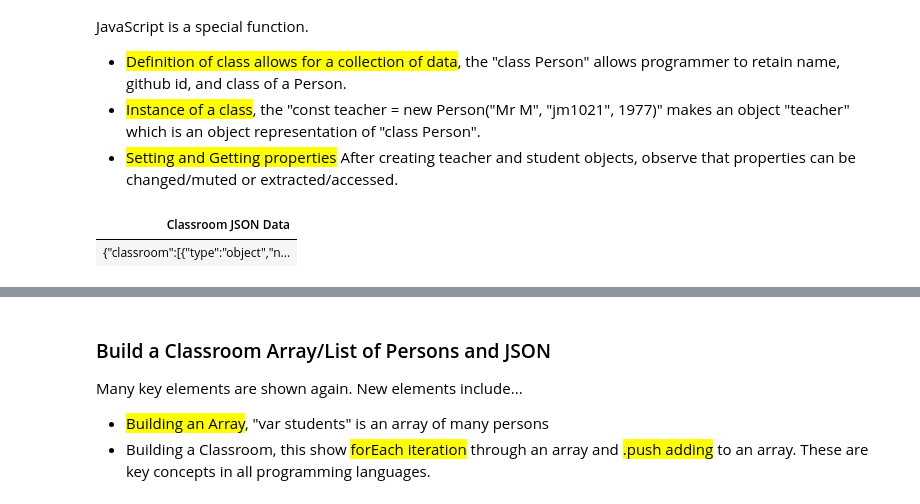
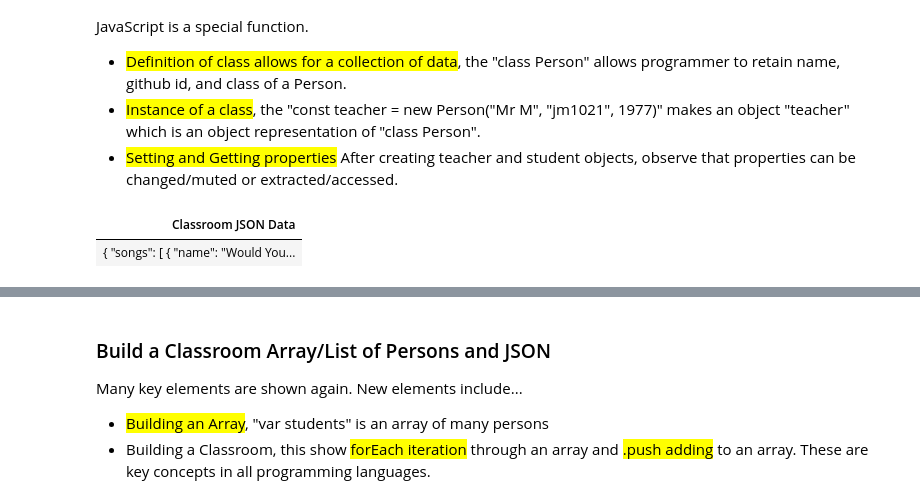
Before and after one commit to bushku/APCSP_1, a Jupyter notebook: _notebooks/2022-09-19-PBL-javascript_tutorial.ipynb, the cells around one changed output, grey strips where cells are left out. Saved outputs shown, nothing was run; the diff lists cells and outputs as text; code cells hidden in the pictures.

```diff
--- a/_notebooks/2022-09-19-PBL-javascript_tutorial.ipynb
+++ b/_notebooks/2022-09-19-PBL-javascript_tutorial.ipynb
@@ -202,32 +202,54 @@ JavaScript and other languages have special properties and syntax to store and r
         <script src="https://cdnjs.cloudflare.com/ajax/libs/jquery.tablesorter/2.31.3/js/jquery.tablesorter.min.js"></script>
         <style>
             /* CSS-style selector maps to table id or other id's in HTML */
             #jsonTable, #flaskTable {
                 background-color: #353b45;
                 padding: 10px;
                 border: 3px solid #ccc;
                 box-shadow: 0.8em 0.4em 0.4em grey;
+                color: #fff;
             }
         </style>
     </head>
 
     <body>
         <!-- Table for writing and extracting jsonText -->
         <table id="jsonTable">
             <thead>
                 <tr>
                     <th>Classroom JSON Data</th>
                 </tr>
             </thead>
             <tbody>
                 <tr>
-                    <td id="jsonText">{"classroom":[{"type":"object","name":"sample","ghID":"sample","classOf":2000,"role":"sample"}]}</td>
+                    <td id="jsonText">{
+                        "songs": [
+                          {
+                            "name": "Would You go With Me",
+                            "singer": "Josh Turner",
+                            "year": 2006
+                            ]
+                          },
+                          {
+                            "name": "Brown Chicken Brown Cow",
+                            "singer": "Trace Adkins",
+                            "year": "2010"
+                            ]
+                          },
+                          {
+                            "name": "Just Give Me A Reason",
+                            "singer": "P!nk",
+                            "year": 2012
+                          }
+                        ]
+                      }
+                      </td>
                 </tr>
             </tbody>
         </table>
 
     </body>
 </html>
 # %% [output]
 | Classroom JSON Data |
-| {"classroom":[{"type":"object","n... |
+| { "songs": [ { "name": "Would You... |
```
Also changed, not shown: parts of 2 cells of this notebook.
